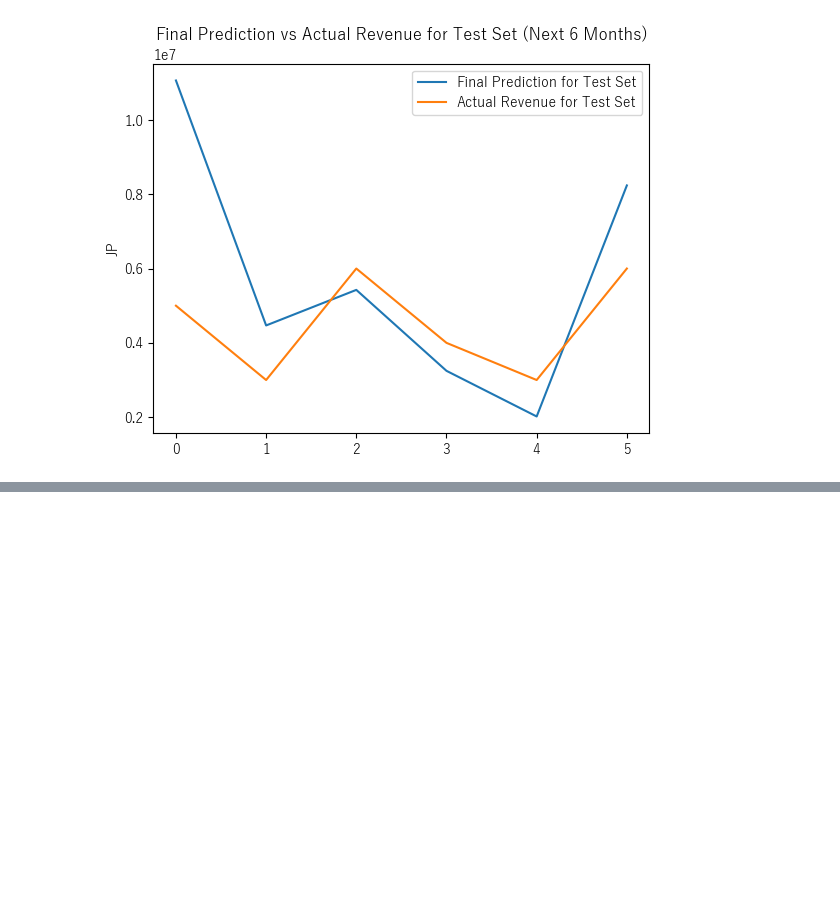
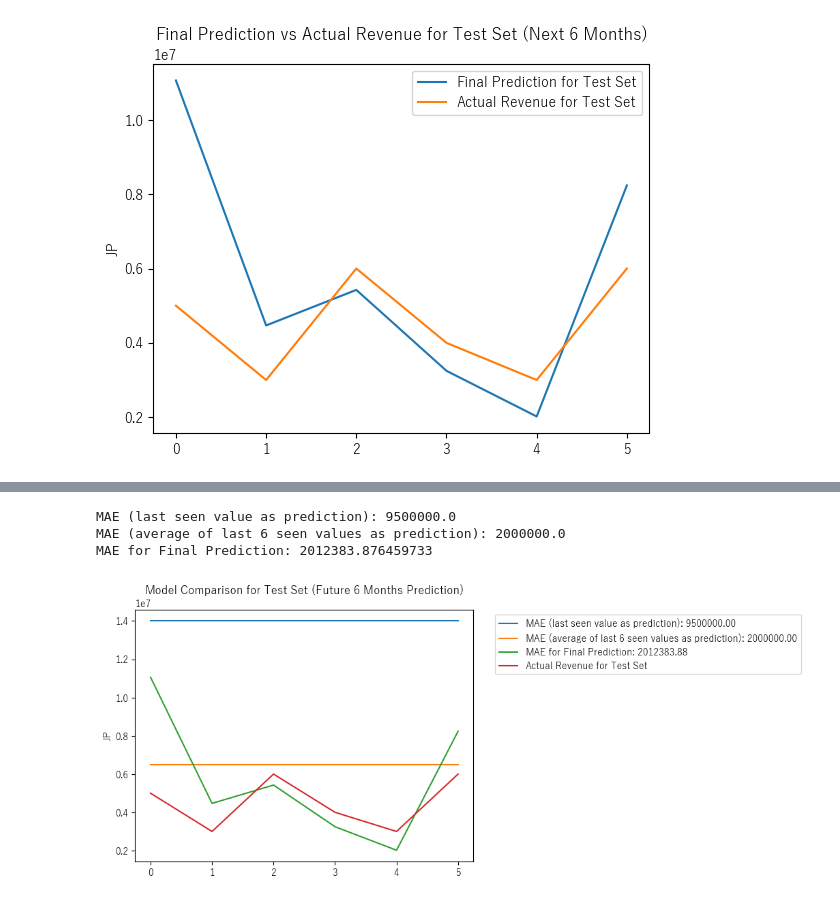
Before and after one commit to willowisp01/blue-archive-forecasting, a Jupyter notebook: analysis.ipynb, the cells around one changed output, grey strips where cells are left out. Drawn from its saved outputs; the diff is of its cells as text; code cells hidden in the pictures; blank space fills up the shorter version.

Commit message:
Compare final model to naive baseline models

```diff
--- a/analysis.ipynb
+++ b/analysis.ipynb
@@ -1479,0 +1492,30 @@ Text(0.5, 1.0, 'Final Prediction vs Actual Revenue for Test Set (Next 6 Months)'
+# %%
+last_training_revenue = y_train.iloc[-1]
+last_6_training_revenue_avg = y_train.iloc[-6:].mean()
+naive_prediction = [last_training_revenue] * 6
+not_so_naive_prediction = [last_6_training_revenue_avg] * 6
+
+mae_naive = mean_absolute_error(y_test, naive_prediction)
+mae_not_so_naive = mean_absolute_error(y_test, not_so_naive_prediction)
+mae_final = mean_absolute_error(y_test, final_pred)
+
+print(f'MAE (last seen value as prediction): {mae_naive}')
+print(f'MAE (average of last 6 seen values as prediction): {mae_not_so_naive}')
+print(f'MAE for Final Prediction: {mae_final}')
+
+plt.tight_layout()
+
+sns.lineplot(naive_prediction, label=f'MAE (last seen value as prediction): {mae_naive:.2f}')
+sns.lineplot(not_so_naive_prediction, label=f'MAE (average of last 6 seen values as prediction): {mae_not_so_naive:.2f}')
+sns.lineplot(final_pred, label=f'MAE for Final Prediction: {mae_final:.2f}')
+sns.lineplot(y_test.reset_index(drop=True), label='Actual Revenue for Test Set')
+
+plt.title('Model Comparison for Test Set (Future 6 Months Prediction)')
+
+plt.legend(loc='upper left', bbox_to_anchor=(1.05, 1))  # Move legend outside
+plt.show()
+# %% [output]
+MAE (last seen value as prediction): 9500000.0
+MAE (average of last 6 seen values as prediction): 2000000.0
+MAE for Final Prediction: 2012383.876459733
+[figure, added]
```
Also changed, not shown: parts of 10 cells of this notebook.
